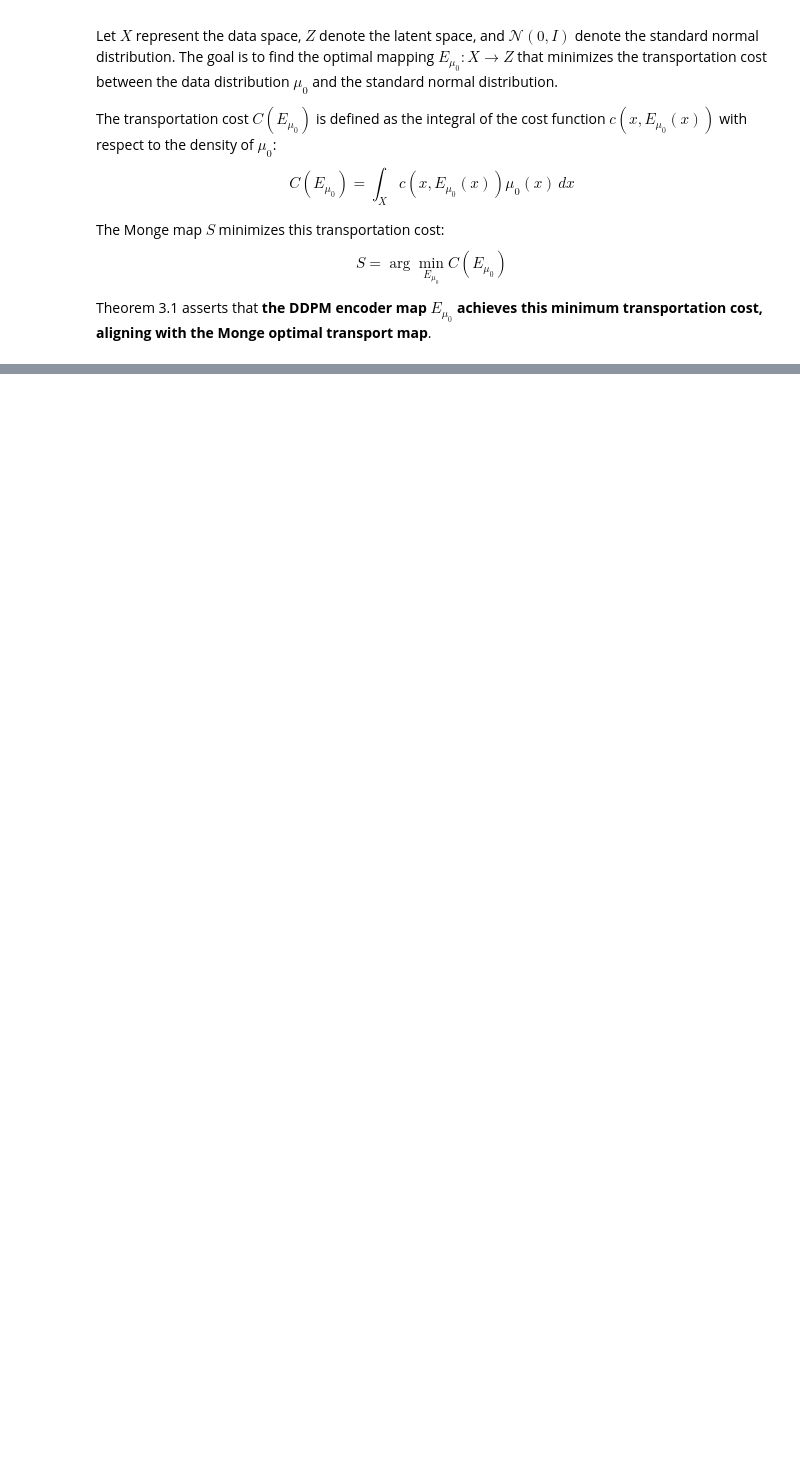
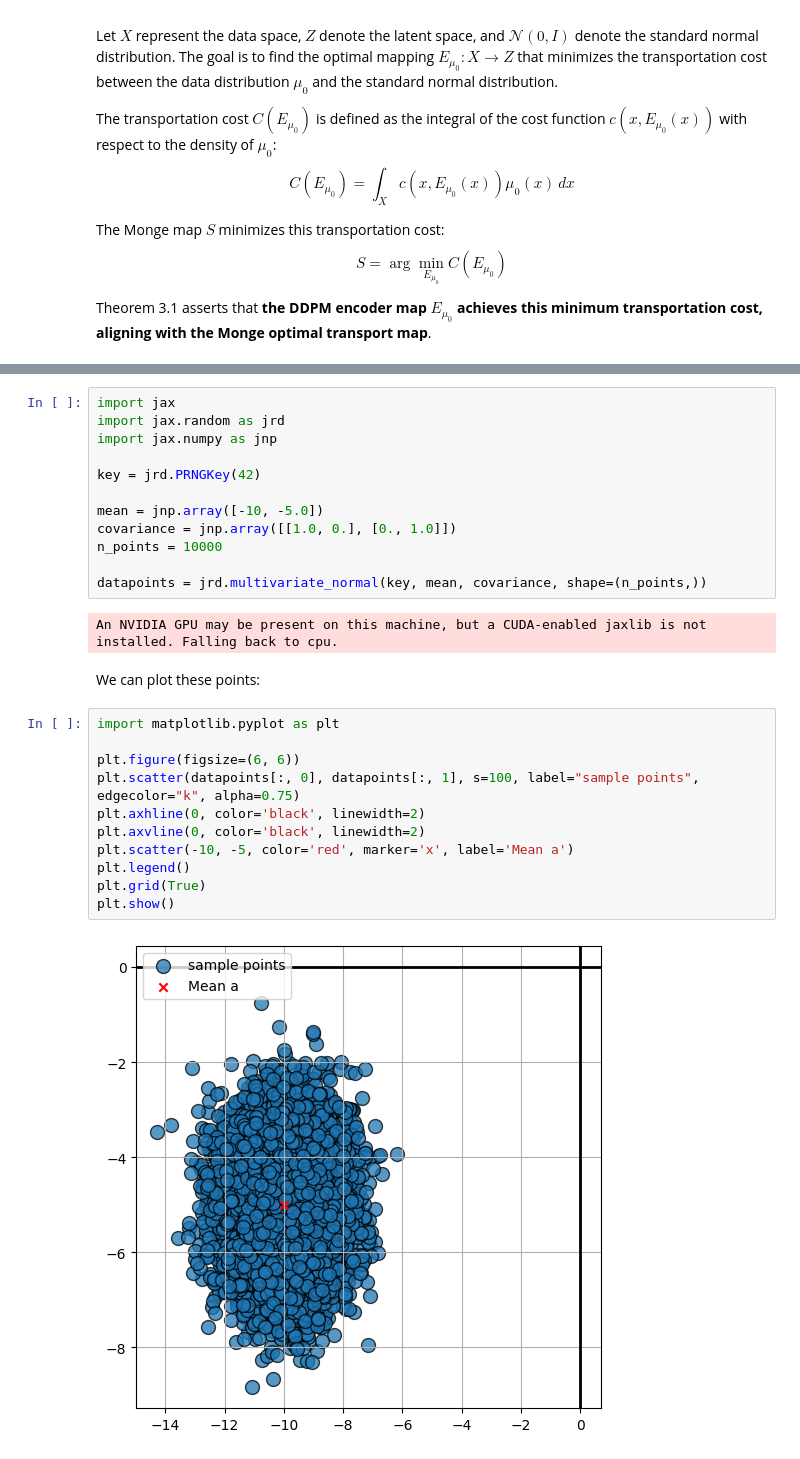
Before and after one commit to lucasdegeorge/diffusion_ot, a Jupyter notebook: experiment.ipynb, the cells around one changed output, grey strips where cells are left out. Drawn from its saved outputs; the diff is of its cells as text; blank space fills up the shorter version.

```diff
--- a/experiment.ipynb
+++ b/experiment.ipynb
@@ -110,0 +117,29 @@ Theorem 3.1 asserts that **the DDPM encoder map $E_{\mu_0}$ achieves this minimu
+# %%
+import jax
+import jax.random as jrd
+import jax.numpy as jnp
+
+key = jrd.PRNGKey(42)
+
+mean = jnp.array([-10, -5.0])
+covariance = jnp.array([[1.0, 0.], [0., 1.0]])
+n_points = 10000
+
+datapoints = jrd.multivariate_normal(key, mean, covariance, shape=(n_points,))
+# %% [output]
+An NVIDIA GPU may be present on this machine, but a CUDA-enabled jaxlib is not installed. Falling back to cpu.
+# %% [markdown]
+We can plot these points:
+# %%
+import matplotlib.pyplot as plt
+
+plt.figure(figsize=(6, 6))
+plt.scatter(datapoints[:, 0], datapoints[:, 1], s=100, label="sample points", edgecolor="k", alpha=0.75)
+plt.axhline(0, color='black', linewidth=2)
+plt.axvline(0, color='black', linewidth=2)
+plt.scatter(-10, -5, color='red', marker='x', label='Mean a')
+plt.legend()
+plt.grid(True)
+plt.show()
+# %% [output]
+[figure, added]
```
Also changed, not shown: parts of 15 cells of this notebook, 1 other file.
